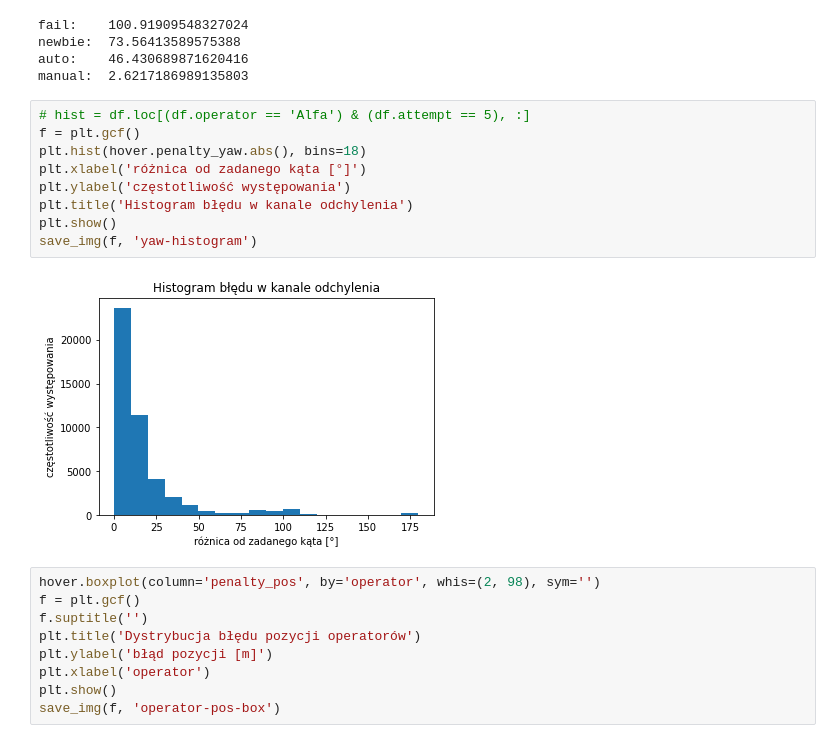
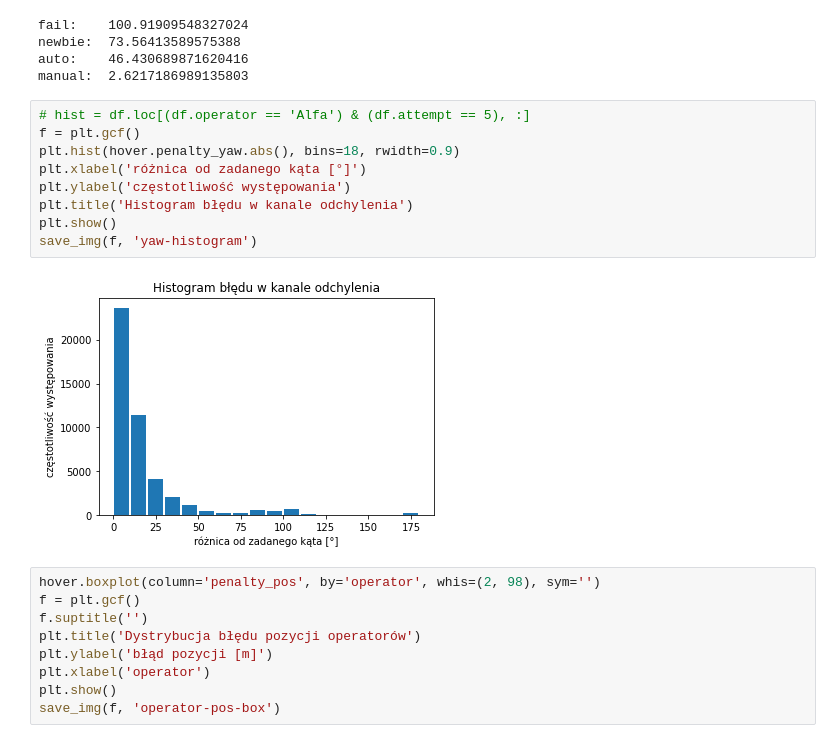
Before and after one commit to Maarrk/mgr-praca-dyplomowa, a Jupyter notebook: data/plots.ipynb, the cells around one changed output. Drawn from its saved outputs; the diff is of its cells as text.

```diff
--- a/data/plots.ipynb
+++ b/data/plots.ipynb
@@ -218,14 +218,14 @@ manual:  2.6217186989135803
 # %%
 # hist = df.loc[(df.operator == 'Alfa') & (df.attempt == 5), :]
 f = plt.gcf()
-plt.hist(hover.penalty_yaw.abs(), bins=18)
+plt.hist(hover.penalty_yaw.abs(), bins=18, rwidth=0.9)
 plt.xlabel('różnica od zadanego kąta [°]')
 plt.ylabel('częstotliwość występowania')
 plt.title('Histogram błędu w kanale odchylenia')
 plt.show()
 save_img(f, 'yaw-histogram')
 # %% [output]
-[figure, old version]
+[figure, new version]
 # %%
 hover.boxplot(column='penalty_pos', by='operator', whis=(2, 98), sym='')
 f = plt.gcf()
```
Also changed, not shown: parts of 2 cells of this notebook, 13 other files.
